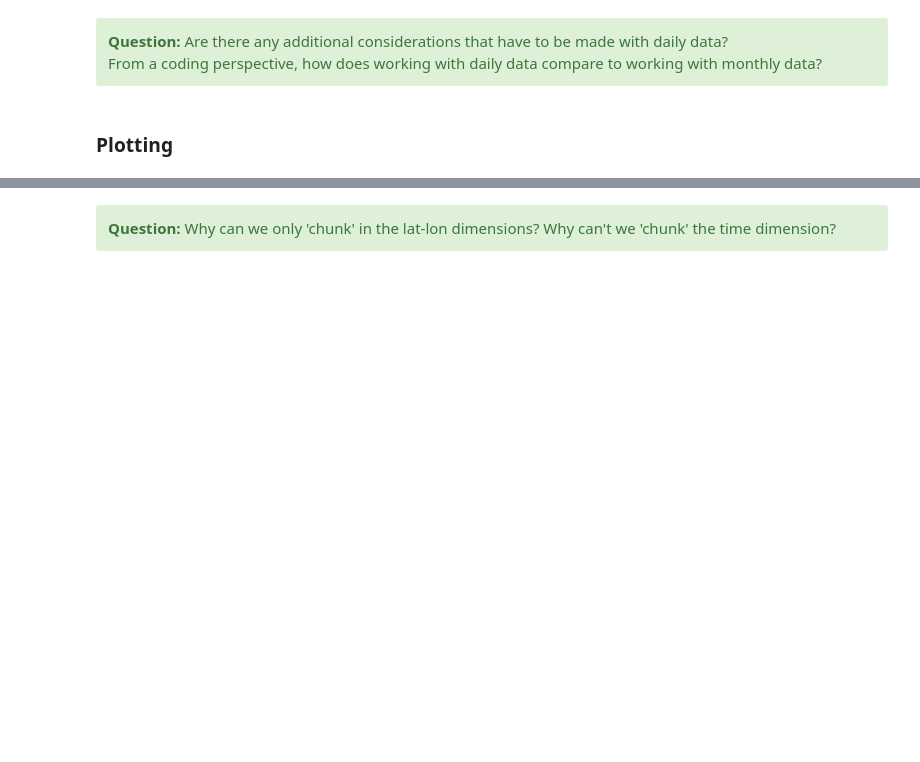
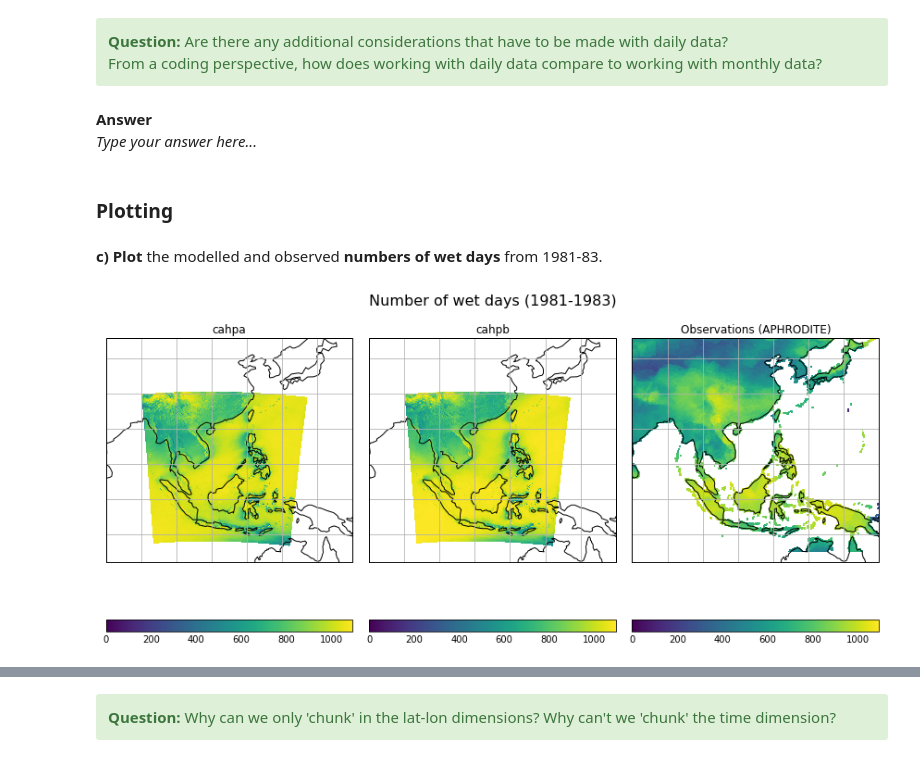
Before and after one commit to MetOffice/PyPRECIS, a Jupyter notebook: notebooks/worksheet3.ipynb, the cells around one changed output, grey strips where cells are left out. Cells and saved outputs as stored; diff of their text form; code cells hidden in the pictures; blank space fills up the shorter version.

```diff
--- a/notebooks/worksheet3.ipynb
+++ b/notebooks/worksheet3.ipynb
@@ -88 +114,19 @@ Calculate numbers of wet days and percentage of wet days from the ___APHRODITE__
+# %%
+# Load APHRODITE daily precipitation data:
+infile = os.path.join(APHRODIR, 'aphro.day.1981_1983.nc')
+obs = iris.load_cube(infile, 'daily precipitation analysis interpolated onto 0.25deg grids [mm/day]')
+
+# Find number of wet days
+
+
+# Save wet days cube
+
+
+# Find number of days in dataset
+
+
+# Find wet days as percent of all aphro days
+
+
+# Save
 # %%
@@ -104,36 +150,50 @@ iris.save(obs_pcent_wetdays, outfile)
     <b>Question:</b> Are there any additional considerations that have to be made with daily data? <br>
     From a coding perspective, how does working with daily data compare to working with monthly data?
 </div>
+# %% [markdown]
+<b>Answer</b><br>
+*Type your answer here...*
 # %% [markdown]
 ### Plotting
+# %% [markdown]
+**c)** **Plot** the modelled and observed **numbers of wet days** from 1981-83.
 # %%
-# Plot modelled and observed numbers of wet days and percentages of wet days
+# Plot modelled and observed numbers of wet days for a common baseline period.
+
 # Create a figure of the size 12x12 inches for plots
-fig = plt.figure(figsize=(12, 12))
+fig = plt.figure(figsize=(12, 6))
+fig.suptitle('Number of wet days (1981-1983)', fontsize=16)
 
-# Read in the percentage differences in precipitation between the models and obs, and plot them.
+# Set common limits for each subplot
+cbar_lims=(0,number_aphro_days)
+seasia_domain = [80,150,-15,40]
+
+# Load and plot the models' wet day count
 for n, runid in enumerate(JOBIDS):
-    # Load baseline data
     infile = os.path.join(CLIMDIR, f'{runid}.pa.1981_1983.wetday.nc')
     nwetdays = iris.load_cube(infile)
-    plotnum = 1 + n*2
-    ax1 = fig.add_subplot(2, 2, n+1, projection=ccrs.PlateCarree())
-    iplt.pcolormesh(nwetdays, vmin=0, vmax=number_aphro_days)
-    plt.title(runid + ' number of wet days')
+    ax1 = fig.add_subplot(1, 3, n+1, projection=ccrs.PlateCarree())
+    qplt.pcolormesh(nwetdays, vmin=cbar_lims[0], vmax=cbar_lims[1])
+
+    plt.title(runid)
     ax1.coastlines()             # adds coastlines defined by the axes of the plot
     ax1.gridlines()              # adds x and y grid lines to the plot
     ax1.grid(True)
-    ax1.set_extent([80,150,-15,40])
+    ax1.set_extent(seasia_domain)
 
-# Plot APHRODITE data
+# Load and plot APHRODITE wet day count
 infile = os.path.join(CLIMDIR, 'aphro.wetday.nc')
 obs_nwetdays = iris.load_cube(infile)
-fig.add_subplot(2, 2, 4, projection=ccrs.PlateCarree())
-qplt.pcolormesh(obs_nwetdays, vmin=0, vmax=number_aphro_days)
-plt.title('Observed number of wet days')
+fig.add_subplot(1, 3, 3, projection=ccrs.PlateCarree())
+qplt.pcolormesh(obs_nwetdays, vmin=cbar_lims[0], vmax=cbar_lims[1])
+plt.title('Observations (APHRODITE)')
 ax = plt.gca()              # gca function that returns the current axes
-ax.coastlines()             # adds coastlines defined by the axes of the plot
-ax.gridlines()              # adds x and y grid lines to the plot
+ax.coastlines()
+ax.gridlines()
+ax.set_extent(seasia_domain)
+
 
 plt.tight_layout()          # automatically adjusts subplot(s) to fit in to the figure area
 plt.show()
+# %% [output]
+[figure, added]
```
Also changed, not shown: parts of 32 cells of this notebook.
